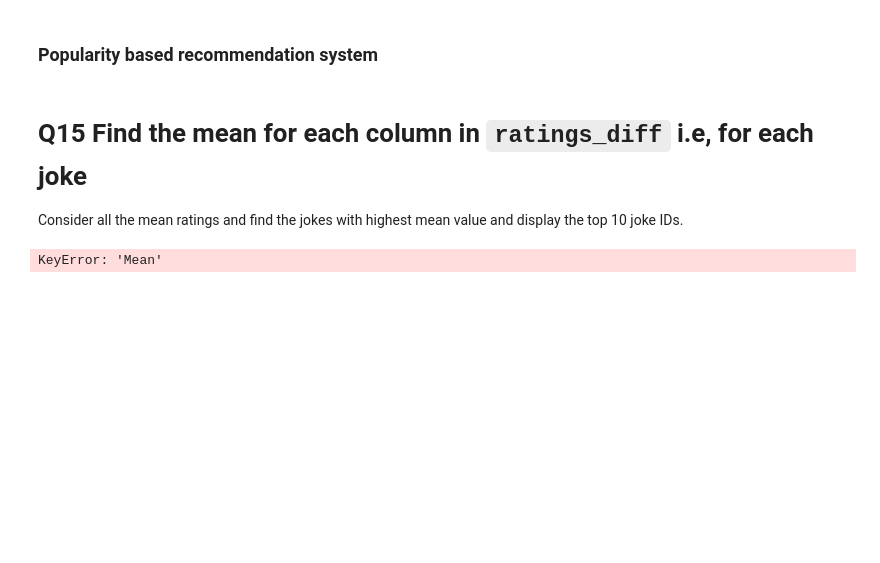
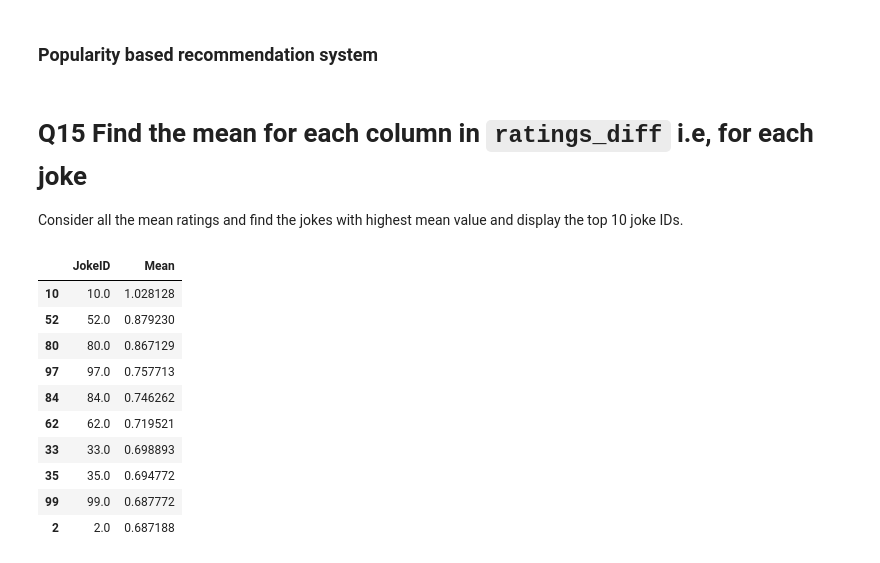
Before and after one commit to GreatLearningAIML1/pgpml-pune-oct18-pradeepprajapati20, a Jupyter notebook: R5_External_Lab_CBRS_PBRS_(2).ipynb, the cells around one changed output. Cells and saved outputs as stored; diff of their text form; code cells hidden in the pictures; blank space fills up the shorter version.

```diff
--- a/R5_External_Lab_CBRS_PBRS_(2).ipynb
+++ b/R5_External_Lab_CBRS_PBRS_(2).ipynb
@@ -324,6 +324,18 @@ col = np.arange(0,100)
 for col_in in col:
     ratings_mean.loc[col_in] = [col_in, ratings_diff[col_in].mean()]
 # %%
-ratings_mean.sort_values(by=, axis=1)
+ratings_mean.sort_values(by=['Mean'], inplace=True, ascending=False)
-# %% [output]
-KeyError: 'Mean'
+# %%
+ratings_mean.head(10)
+# %% [output]
+|  | JokeID | Mean |
+| 10 | 10.0 | 1.028128 |
+| 52 | 52.0 | 0.879230 |
+| 80 | 80.0 | 0.867129 |
+| 97 | 97.0 | 0.757713 |
+| 84 | 84.0 | 0.746262 |
+| 62 | 62.0 | 0.719521 |
+| 33 | 33.0 | 0.698893 |
+| 35 | 35.0 | 0.694772 |
+| 99 | 99.0 | 0.687772 |
+| 2 | 2.0 | 0.687188 |
```
